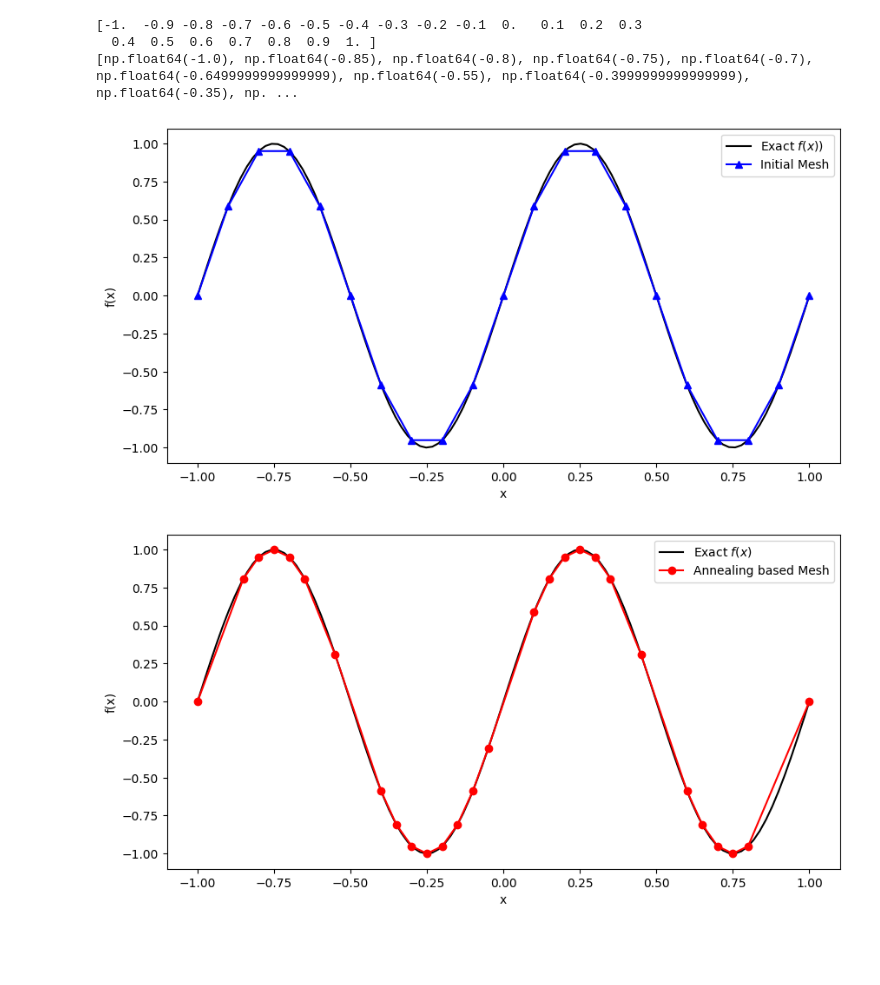
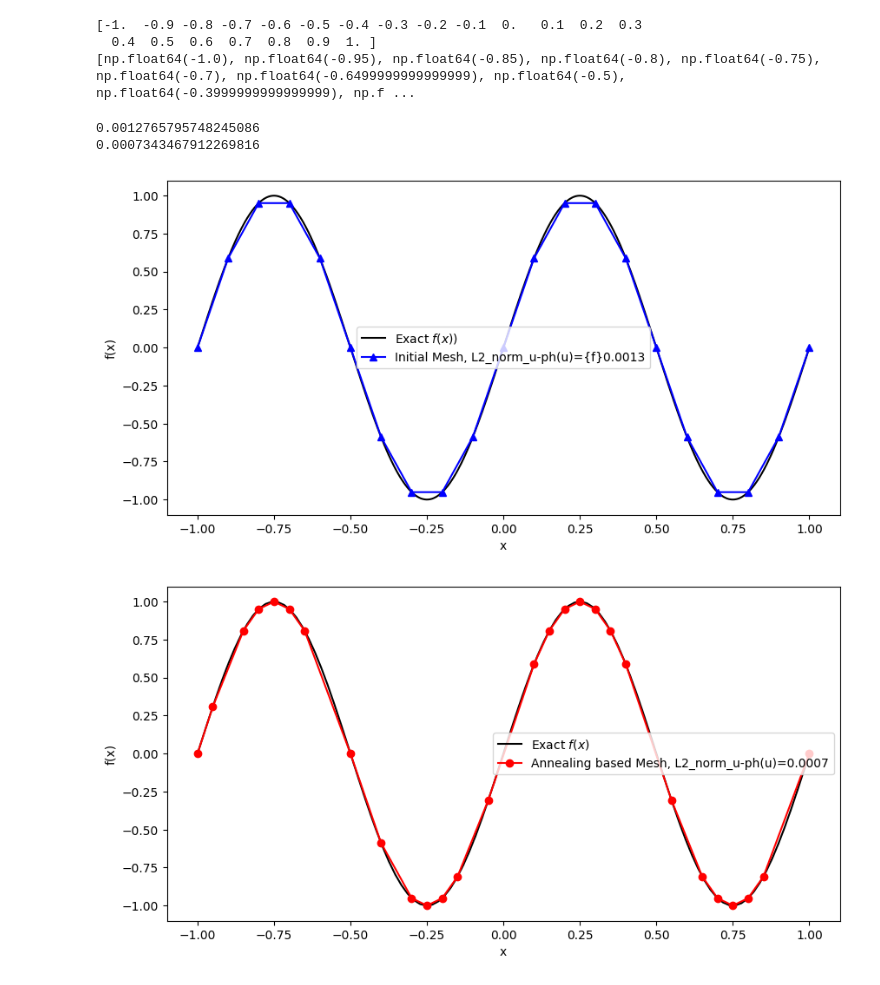
Before and after one commit to AlessandroZ94/Dwave_learn, a Jupyter notebook: mesh_adapt_QUBO.ipynb, the cells around one changed output. Saved outputs shown, nothing was run; the diff lists cells and outputs as text; code cells hidden in the pictures; blank space fills up the shorter version.

```diff
--- a/mesh_adapt_QUBO.ipynb
+++ b/mesh_adapt_QUBO.ipynb
@@ -45,7 +45,7 @@ beta = 1  # Enforcing parameter for sparsity
 alpha = 2  # Interference enforcing parameter
 area_weight = 5  # Area enforcement
 min_radius = 1 / 40
-max_radius = 1 / 4
+max_radius = 1 / 7
 
 # Initialize QUBO matrix
 Q = defaultdict(int)
@@ -61,3 +61,18 @@ for i in range(num_points):
     for j in range(i + 1, num_points):  # Avoid duplicate calculations
         interference = max(0, radii[i] + radii[j] - abs(x_tot[i] - x_tot[j]))
         Q[(i, j)] = 2 * beta + alpha * interference
+
+
+fig, ax = plt.subplots() # note we must use plt.subplots, not plt.subplot
+for j in range(num_points):
+    ax.add_patch(plt.Circle((x_tot[j], 0), radii[j], color='r', fill=False))
+
+
+# (or if you have an existing figure)
+# fig = plt.gcf()
+# ax = fig.gca()
+plt.gca().set_aspect('equal')
+plt.xlim((-1,1))
+plt.ylim((-1/2,1/2))
+plt.show()
+print(radii)
@@ -85,25 +109,42 @@ print(x_adapt)
 # %% [output]
 [-1.  -0.9 -0.8 -0.7 -0.6 -0.5 -0.4 -0.3 -0.2 -0.1  0.   0.1  0.2  0.3
   0.4  0.5  0.6  0.7  0.8  0.9  1. ]
-[np.float64(-1.0), np.float64(-0.85), np.float64(-0.8), np.float64(-0.75), np.float64(-0.7), np.float64(-0.6499999999999999), np.float64(-0.55), np.float64(-0.3999999999999999), np.float64(-0.35), np. ...
+[np.float64(-1.0), np.float64(-0.95), np.float64(-0.85), np.float64(-0.8), np.float64(-0.75), np.float64(-0.7), np.float64(-0.6499999999999999), np.float64(-0.5), np.float64(-0.3999999999999999), np.f ...
 # %%
+from scipy.integrate import quad
 
 y_adaptive = f(np.array(x_adapt))
+f_interp_init = lambda xx: np.interp(xx, x_initial, y_initial)
+f_integr_1 = lambda xx: (f(xx)-f_interp_init(xx))**2
+
+err_i, acc_i = quad(f_integr_1 , -1, 1, points=x_initial)
+print(err_i)
+
+f_interp_adapt = lambda xx: np.interp(xx, x_adapt, y_adaptive)
+f_integr_2 = lambda xx: (f(xx)-f_interp_adapt(xx))**2
+
+err_a, acc_a = quad(f_integr_2 , -1, 1, points=x_adapt)
+print(err_a)
+
+
+
 # Plotting the initial and adapted meshes
 plt.figure(figsize=(10, 5))
-plt.plot(np.linspace(-1, 1, 100), f(np.linspace(-1, 1, 100)), 'k-', label="Exact $f(x))$")
-plt.plot(x_initial, y_initial, 'b^-', label="Initial Mesh")
+plt.plot(np.linspace(-1, 1, 1000),f(np.linspace(-1, 1, 1000)), 'k-', label="Exact $f(x))$")
+plt.plot(x_initial, y_initial, 'b^-', label="Initial Mesh, L2_norm_u-ph(u)={f}"+format(err_i, '.4f'))
 plt.legend()
 plt.xlabel("x")
 plt.ylabel("f(x)")
 
 plt.figure(figsize=(10, 5))
 plt.plot(np.linspace(-1, 1, 100), f(np.linspace(-1, 1, 100)), 'k-', label="Exact $f(x)$")
-plt.plot(x_adapt, y_adaptive, 'ro-', label="Annealing based Mesh")
+plt.plot(x_adapt, y_adaptive, 'ro-', label="Annealing based Mesh, L2_norm_u-ph(u)="+format(err_a, '.4f'))
 plt.legend()
 plt.xlabel("x")
 plt.ylabel("f(x)")
 plt.show()
 # %% [output]
+0.0012765795748245086
+0.0007343467912269816
-[figure, old version]
+[figure, new version]
-[figure, old version]
+[figure, new version]
```
Also changed, not shown: parts of 1 cell of this notebook.
